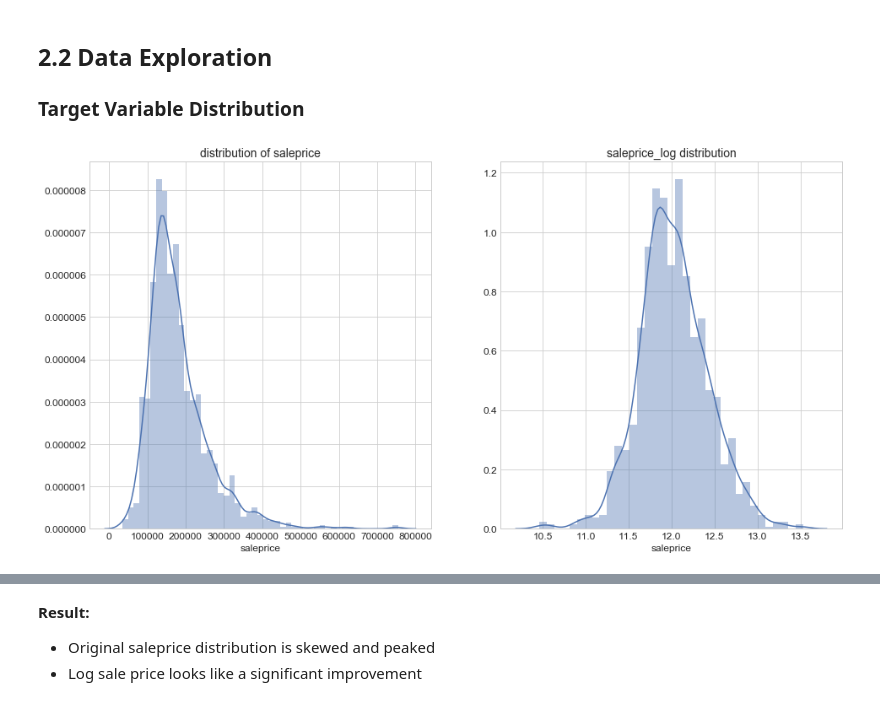
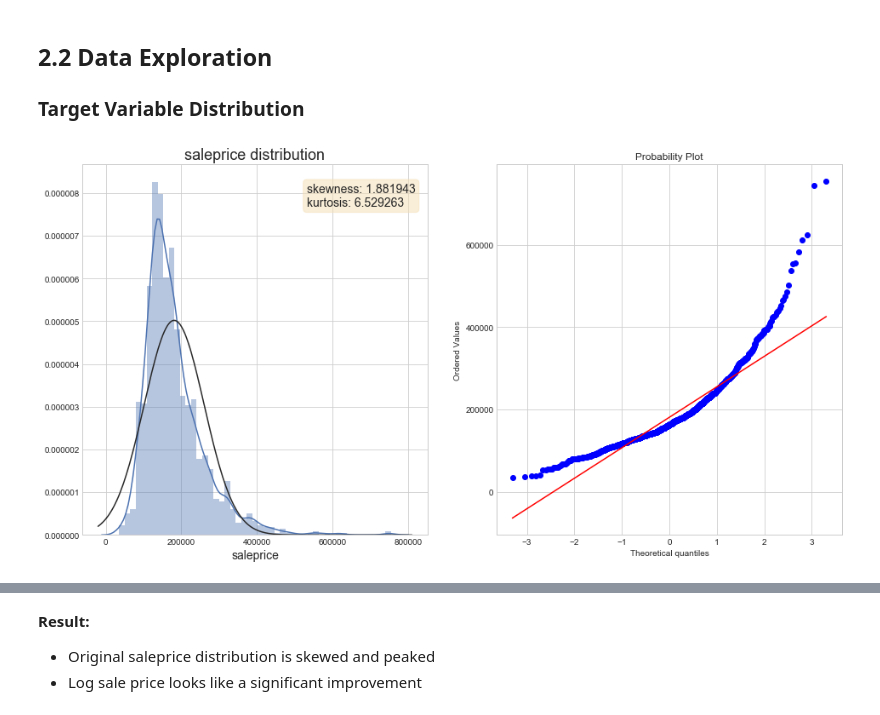
Before and after one commit to brianmcguckin/thinkful_unit_03_capstone, a Jupyter notebook: unit_03_capstone.ipynb, the cells around one changed output, grey strips where cells are left out. Drawn from its saved outputs; the diff is of its cells as text; code cells hidden in the pictures.

```diff
--- a/unit_03_capstone.ipynb
+++ b/unit_03_capstone.ipynb
@@ -238,26 +238,23 @@ memory usage: 3.4 MB
 ## 2.2 Data Exploration
 
 ### Target Variable Distribution
-# %%
-plt.figure(figsize=(16,8))
-
-plt.subplot(121)
-sns.distplot(train['saleprice'])
-plt.xticks(size=12)
-plt.yticks(size=12)
-plt.xlabel('saleprice', size=12)
-plt.title('distribution of saleprice', size=14)
-
-#log saleprice to get a better looking distribution
-saleprice_log = np.log(train['saleprice'])
-
-plt.subplot(122)
-sns.distplot(saleprice_log)
-plt.xticks(size=12)
-plt.yticks(size=12)
-plt.xlabel('saleprice', size=12)
-plt.title('saleprice_log distribution', size=14)
-
-plt.show()
-# %% [output]
-[figure, removed]
+# %%
+props = dict(boxstyle='round', color='wheat', alpha=0.5)
+
+plt.figure(figsize=(16,8))
+
+ax1 = plt.subplot(121)
+sns.distplot(train['saleprice'], ax=ax1, fit=norm)
+ax1.set_xlabel('saleprice', size=14)
+ax1.set_title('saleprice distribution', size=18)
+textstr1 = 'skewness: %f\nkurtosis: %f' % (train['saleprice'].skew(),
+                                           train['saleprice'].kurt())
+ax1.text(0.65, 0.95, textstr1, transform=ax1.transAxes, fontsize=14,
+        verticalalignment='top', bbox=props)
+
+ax2 = plt.subplot(122)
+res = stats.probplot(train['saleprice'], plot=plt)
+
+plt.show()
+# %% [output]
+[figure, added]
```
Also changed, not shown: parts of 5 cells of this notebook.
